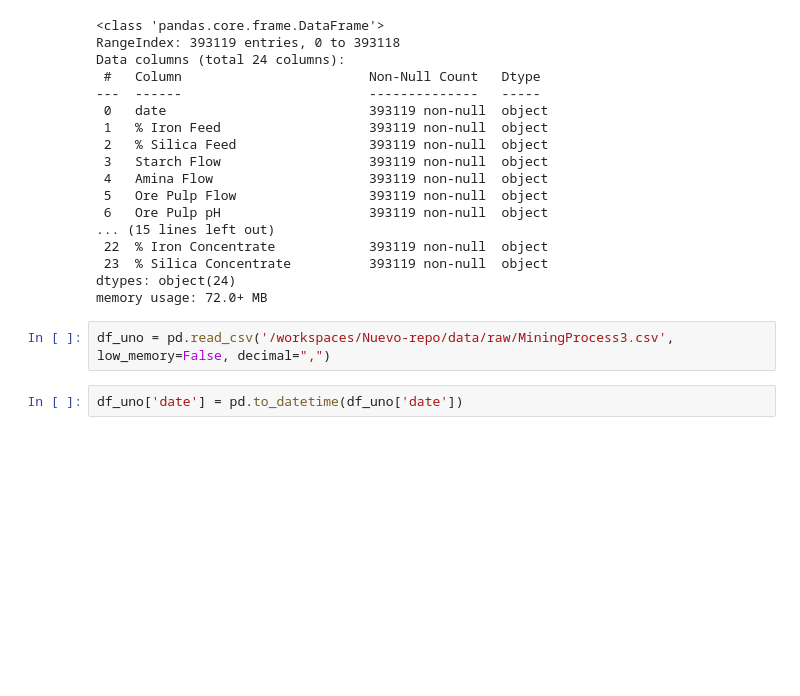
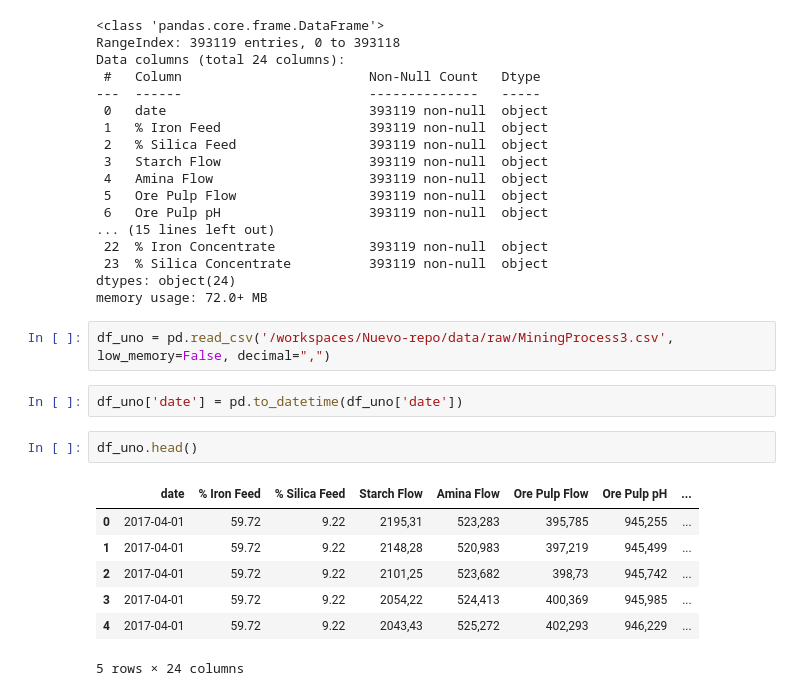
Before and after one commit to FacundoCardozo5/Nuevo-repo, a Jupyter notebook: notebooks/nuevodata.ipynb, the cells around one changed output. Saved outputs shown, nothing was run; the diff lists cells and outputs as text; blank space fills up the shorter version.

```diff
--- a/notebooks/nuevodata.ipynb
+++ b/notebooks/nuevodata.ipynb
@@ -126,3 +126,13 @@ memory usage: 72.0+ MB
 df_uno = pd.read_csv('/workspaces/Nuevo-repo/data/raw/MiningProcess3.csv', low_memory=False, decimal=",")
 # %%
 df_uno['date'] = pd.to_datetime(df_uno['date'])
+# %%
+df_uno.head()
+# %% [output]
+|  | date | % Iron Feed | % Silica Feed | Starch Flow | Amina Flow | Ore Pulp Flow | Ore Pulp pH | ... |
+| 0 | 2017-04-01 | 59.72 | 9.22 | 2195,31 | 523,283 | 395,785 | 945,255 | ... |
+| 1 | 2017-04-01 | 59.72 | 9.22 | 2148,28 | 520,983 | 397,219 | 945,499 | ... |
+| 2 | 2017-04-01 | 59.72 | 9.22 | 2101,25 | 523,682 | 398,73 | 945,742 | ... |
+| 3 | 2017-04-01 | 59.72 | 9.22 | 2054,22 | 524,413 | 400,369 | 945,985 | ... |
+| 4 | 2017-04-01 | 59.72 | 9.22 | 2043,43 | 525,272 | 402,293 | 946,229 | ... |
+5 rows × 24 columns
```
